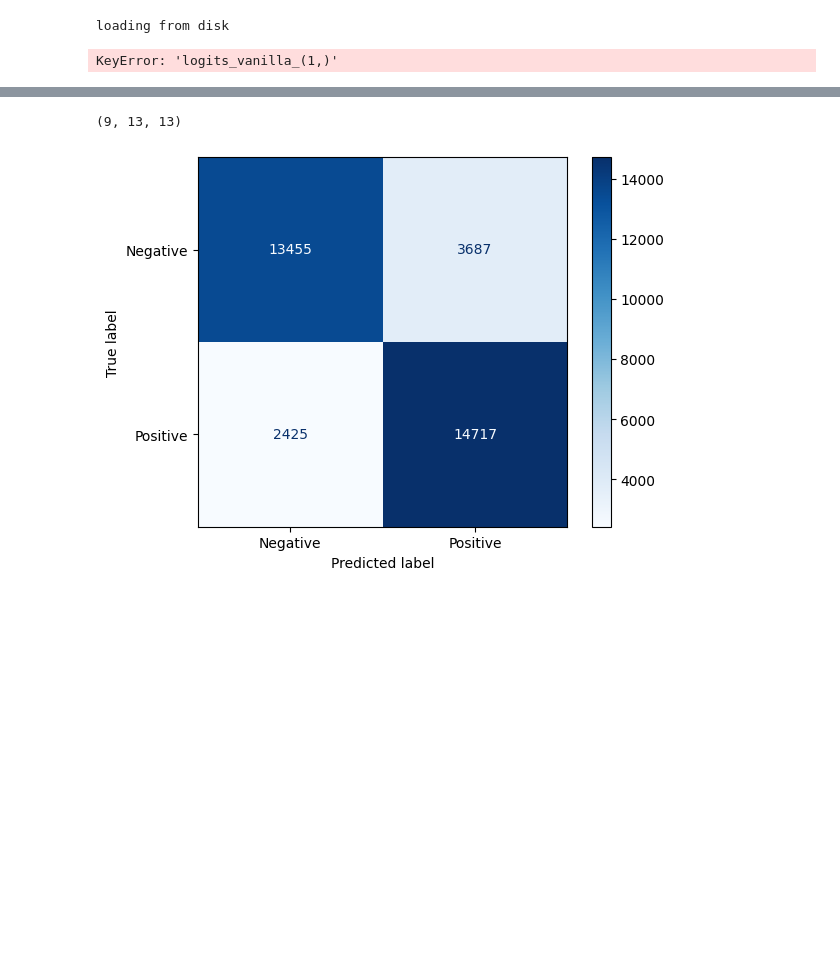
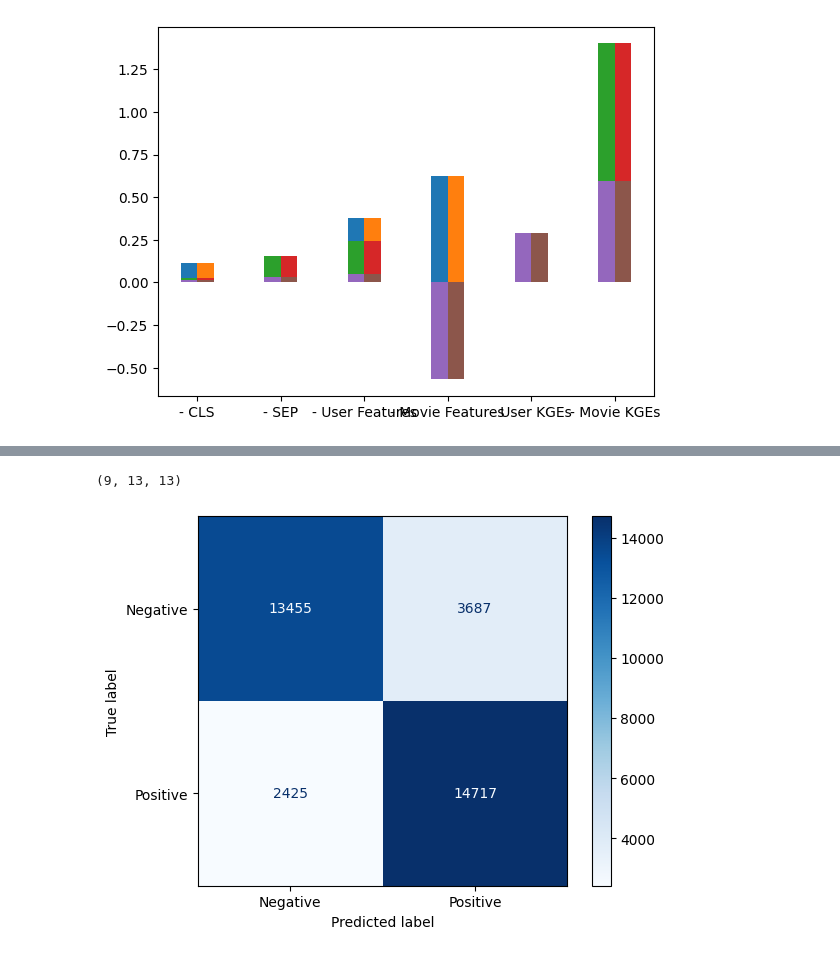
Before and after one commit to AhmadHAW/Hauptprojekt, a Jupyter notebook: evaluation.ipynb, the cells around one changed output, grey strips where cells are left out. Cells and saved outputs as stored; diff of their text form; code cells hidden in the pictures; blank space fills up the shorter version.

```diff
--- a/evaluation.ipynb
+++ b/evaluation.ipynb
@@ -3,8 +68,5 @@ from explainability_module import ExplainabilityModule
 # %%
-exp = ExplainabilityModule()
+exp.plot_shap_values()
+# %% [output]
+[figure, added]
-# %%
-exp.shap_accuracies()
-# %% [output]
-loading from disk
-KeyError: 'logits_vanilla_(1,)'
 # %%
```
Also changed, not shown: parts of 7 cells of this notebook, 17 other files.
